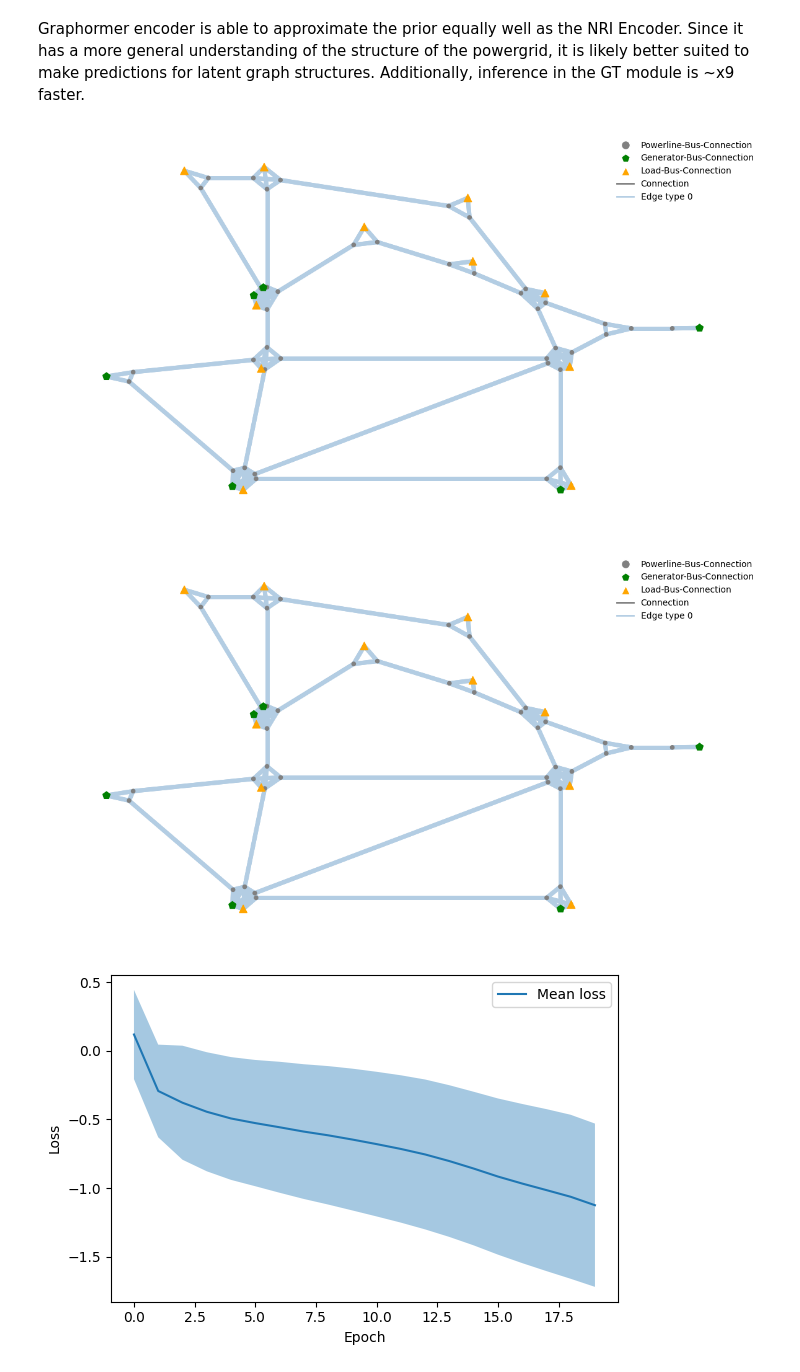
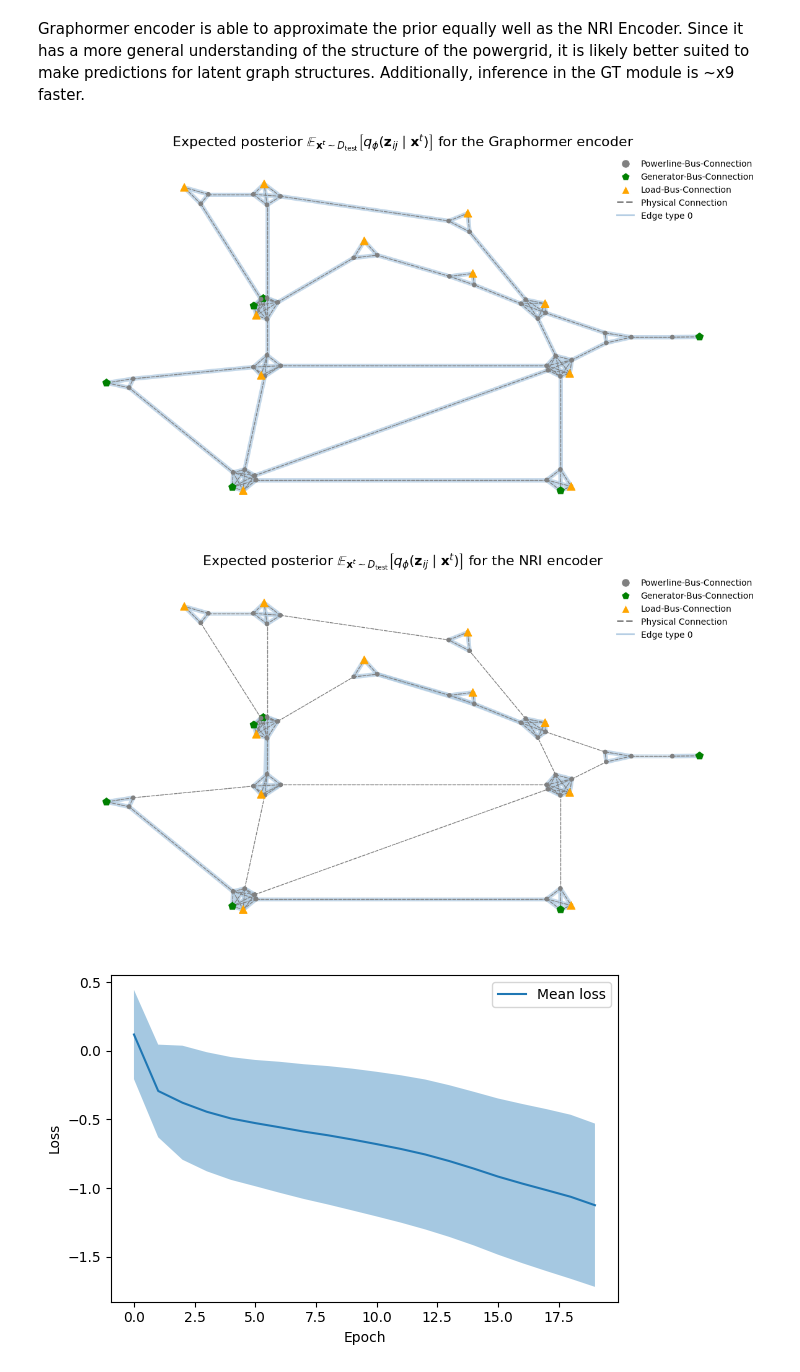
Before and after one commit to HansDampf37/NRI-for-explainable-RL-in-Power-Grids, a Jupyter notebook: src/visualization/graphormer_vs_nri_encoder_prior_approx.ipynb, the cells around one changed output. Drawn from its saved outputs; the diff is of its cells as text; code cells hidden in the pictures.

```diff
--- a/src/visualization/graphormer_vs_nri_encoder_prior_approx.ipynb
+++ b/src/visualization/graphormer_vs_nri_encoder_prior_approx.ipynb
@@ -26,7 +36,9 @@ def get_env():
             "voltage": [-142.1, 142.1],
             "voltage_angle": [-14.212, 1.246],
             "current": [0, 1512],
-            "rho": [0, 1]
+            "rho": [0, 1],
+            "bus_indices": [0, 1],
+            "substation_indices": [0, 1]
         }))
 
 
@@ -40,8 +52,8 @@ prior = prior_from_env(prior_for_graph_edges, env)
 ds: GraphDataset = create_dataset(env, prior, ds_size)
 ds_test: GraphDataset = create_dataset(get_env(), prior, ds_size // 10)
 # %%
-graphormer_encoder = GraphormerNRIEncoder(x_dim=env.observation_space.x_dim, hidden_dim=16, num_layers=1, num_edge_types=2, max_degree=7, max_path_distance=9)
-nri_encoder = Encoder(x_dim=env.observation_space.x_dim, hidden_dim=16, num_edge_types=2, dropout_prob=0.0)
+graphormer_encoder = GraphormerNRIEncoder(x_dim=env.observation_space.x_dim, hidden_dim=16, num_layers=2, num_edge_types=2, max_degree=7, max_path_distance=9)
+nri_encoder = Encoder(x_dim=env.observation_space.x_dim, hidden_dim=16, num_edge_types=2, dropout_prob=0.0, mark_powergrid_edges=False)
 
 results = {
     "Graphormer": {"loss": [], "time": -1},
@@ -61,6 +73,7 @@ for name, encoder in encoders.items():
         testing_ds=ds_test,
         batch_size=1,
         evaluate_every_k_epochs=1,
-        num_epochs=50
+        num_epochs=50,
+        verbose=True
     )
     results[name]["time"] = (time.time() - start)
@@ -66,0 +113,14 @@ for name, encoder in encoders.items():
+# %%
+fig = plt.figure(figsize=(15, 5))
+for name in results:
+    plt.plot(np.log(np.array([train for train, _ in results[name]["loss"]]) + eps), label=name, linewidth=2)
+
+plt.title("Training Loss Curves", fontsize=16)
+plt.xlabel("Epoch", fontsize=12)
+plt.ylabel("Loss (log-scale)", fontsize=12)
+plt.grid(alpha=0.3)
+plt.legend()
+plt.tight_layout()
+plt.savefig(Path("output/encoder/comparison_training_loss.png"))
+plt.savefig(Path("output/encoder/comparison_training_loss.svg"))
+plt.show()
@@ -122,25 +187,33 @@ plt.show()
 # %% [markdown]
 Graphormer encoder is able to approximate the prior equally well as the NRI Encoder. Since it has a more general understanding of the structure of the powergrid, it is likely better suited to make predictions for latent graph structures. Additionally, inference in the GT module is ~x9 faster.
 # %%
-sample = ds_test.get(0)
+from torch_geometric.data import DataLoader
 
-x = sample.x
-powerline_edge_index = sample.edge_index
+data_loader = DataLoader(ds_test, batch_size=1, shuffle=False)
 
-for enc in [graphormer_encoder, nri_encoder]:
-    encoder_logits: Tensor = enc.forward(x=x, powerline_edge_index=powerline_edge_index) # [E, K]
-    p_z_given_x: Tensor = F.softmax(encoder_logits, dim=-1).detach().cpu().numpy() # [E, K]
+for name, encoder in encoders.items():
+    posteriors = []
+    for data in data_loader:
+        encoder_logits: Tensor = encoder.forward(x=data.x, powerline_edge_index=data.edge_index) # [B, E, K]
+        p_z_given_x: Tensor = F.softmax(encoder_logits, dim=-1).detach().cpu().numpy() # [B, E, K]
+        posteriors.append(p_z_given_x)
 
+    mean_posterior = np.mean(posteriors, axis=0)  # [E, K]
     plotting_args = PlottingArgs(
         env.observation_space.num_nodes,
         get_node_styles(env._g2op_env, env.observation_space.__class__),
         powerline_edge_index=powerline_edge_index,
         latent_edge_probs=p_z_given_x,
     )
     visualize_graph(plotting_args)
+    plt.title(r"Expected posterior $\mathbb{E}_{\mathbf{x}^t \sim D_\text{test}}\left[q_\phi(\mathbf{z}_{ij} \mid \mathbf{x}^t)\right]$ for the " + name + " encoder", fontsize=16)
+    plt.tight_layout()
+    plt.savefig(Path(f"output/encoder/{name}_posterior.png"))
+    plt.savefig(Path(f"output/encoder/{name}_posterior.svg"))
+    plt.show()
 # %% [output]
-[figure, old version]
+[figure, new version]
-[figure, old version]
+[figure, new version]
 # %%
 loss_curves_per_run = []
 n_runs = 7
```
Also changed, not shown: parts of 5 cells of this notebook, 19 other files.
